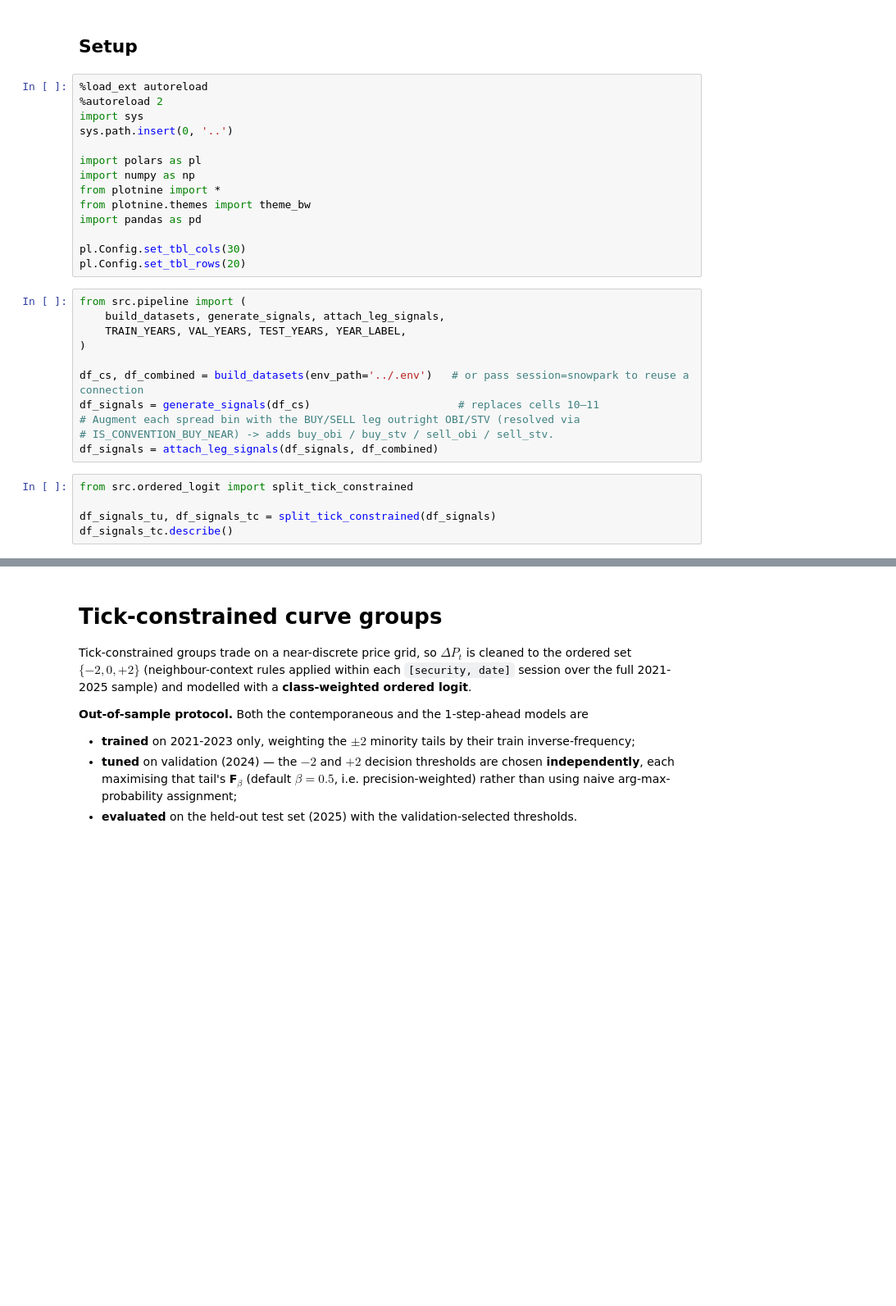
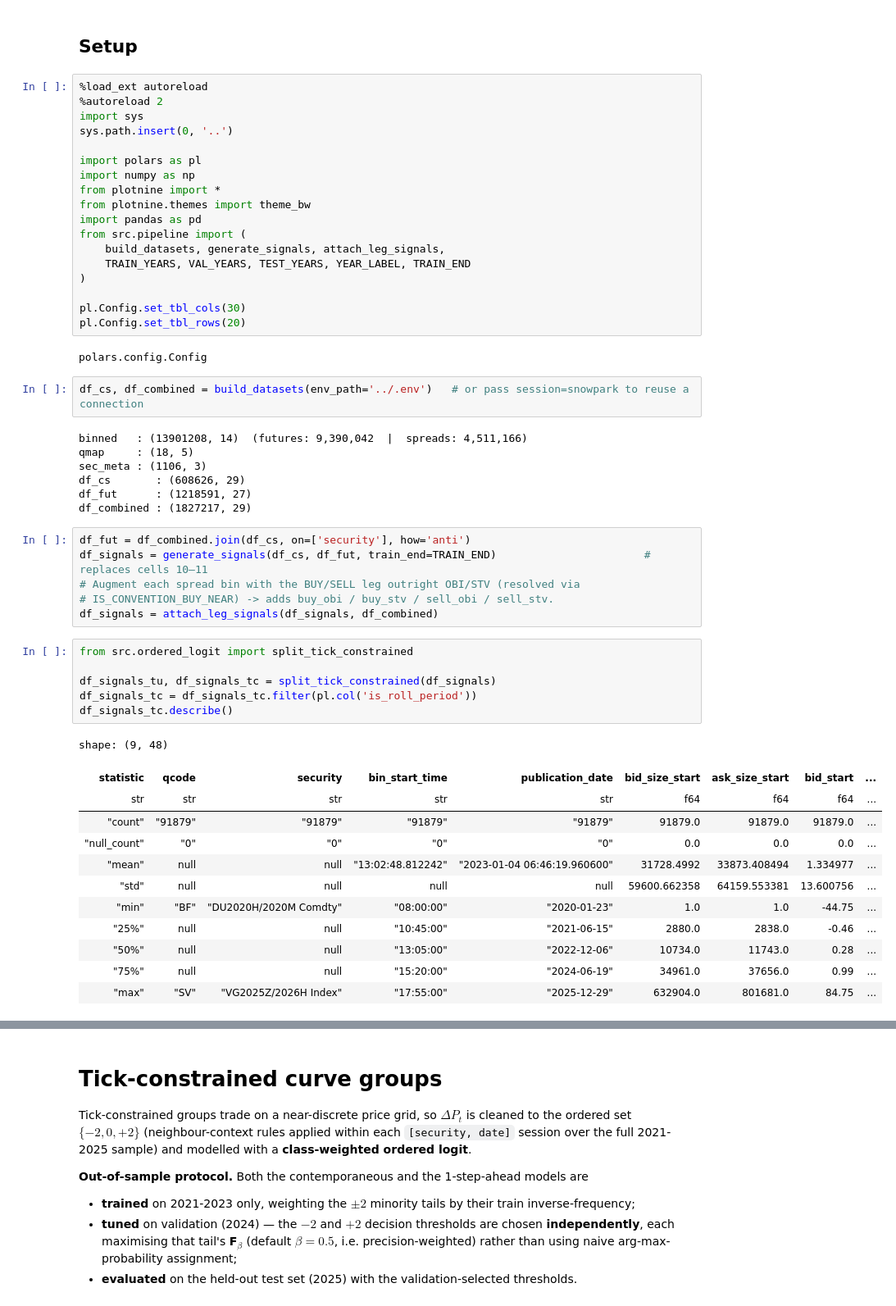
Before and after one commit to qe-internship-wjw/ip1, a Jupyter notebook: notebooks/02b_regressions_tc.ipynb, the cells around one changed output, grey strips where cells are left out. Shown at 82% size. Drawn from its saved outputs; the diff is of its cells as text; blank space fills up the shorter version.

```diff
--- a/notebooks/02b_regressions_tc.ipynb
+++ b/notebooks/02b_regressions_tc.ipynb
@@ -13,22 +13,46 @@ import numpy as np
 from plotnine import *
 from plotnine.themes import theme_bw
 import pandas as pd
+from src.pipeline import (
+    build_datasets, generate_signals, attach_leg_signals,
+    TRAIN_YEARS, VAL_YEARS, TEST_YEARS, YEAR_LABEL, TRAIN_END
+)
 
 pl.Config.set_tbl_cols(30)
 pl.Config.set_tbl_rows(20)
+# %% [output]
+polars.config.Config
 # %%
-from src.pipeline import (
-    build_datasets, generate_signals, attach_leg_signals,
-    TRAIN_YEARS, VAL_YEARS, TEST_YEARS, YEAR_LABEL,
-)
-
 df_cs, df_combined = build_datasets(env_path='../.env')   # or pass session=snowpark to reuse a connection
-df_signals = generate_signals(df_cs)                       # replaces cells 10–11
-# Augment each spread bin with the BUY/SELL leg outright OBI/STV (resolved via
-# IS_CONVENTION_BUY_NEAR) -> adds buy_obi / buy_stv / sell_obi / sell_stv.
-df_signals = attach_leg_signals(df_signals, df_combined)
+# %% [output]
+binned   : (13901208, 14)  (futures: 9,390,042  |  spreads: 4,511,166)
+qmap     : (18, 5)
+sec_meta : (1106, 3)
+df_cs       : (608626, 29)
+df_fut      : (1218591, 27)
+df_combined : (1827217, 29)
+# %%
+df_fut = df_combined.join(df_cs, on=['security'], how='anti')
+df_signals = generate_signals(df_cs, df_fut, train_end=TRAIN_END)                       # replaces cells 10–11
+# Augment each spread bin with the BUY/SELL leg outright OBI/STV (resolved via
+# IS_CONVENTION_BUY_NEAR) -> adds buy_obi / buy_stv / sell_obi / sell_stv.
+df_signals = attach_leg_signals(df_signals, df_combined)
 # %%
 from src.ordered_logit import split_tick_constrained
 
 df_signals_tu, df_signals_tc = split_tick_constrained(df_signals)
+df_signals_tc = df_signals_tc.filter(pl.col('is_roll_period'))
 df_signals_tc.describe()
+# %% [output]
+shape: (9, 48)
+| statistic | qcode | security | bin_start_time | publication_date | bid_size_start | ask_size_start | bid_start | ... |
+| str | str | str | str | str | f64 | f64 | f64 | ... |
+| "count" | "91879" | "91879" | "91879" | "91879" | 91879.0 | 91879.0 | 91879.0 | ... |
+| "null_count" | "0" | "0" | "0" | "0" | 0.0 | 0.0 | 0.0 | ... |
+| "mean" | null | null | "13:02:48.812242" | "2023-01-04 06:46:19.960600" | 31728.4992 | 33873.408494 | 1.334977 | ... |
+| "std" | null | null | null | null | 59600.662358 | 64159.553381 | 13.600756 | ... |
+| "min" | "BF" | "DU2020H/2020M Comdty" | "08:00:00" | "2020-01-23" | 1.0 | 1.0 | -44.75 | ... |
+| "25%" | null | null | "10:45:00" | "2021-06-15" | 2880.0 | 2838.0 | -0.46 | ... |
+| "50%" | null | null | "13:05:00" | "2022-12-06" | 10734.0 | 11743.0 | 0.28 | ... |
+| "75%" | null | null | "15:20:00" | "2024-06-19" | 34961.0 | 37656.0 | 0.99 | ... |
+| "max" | "SV" | "VG2025Z/2026H Index" | "17:55:00" | "2025-12-29" | 632904.0 | 801681.0 | 84.75 | ... |
```
Also changed, not shown: parts of 14 cells of this notebook, 3 other files.
